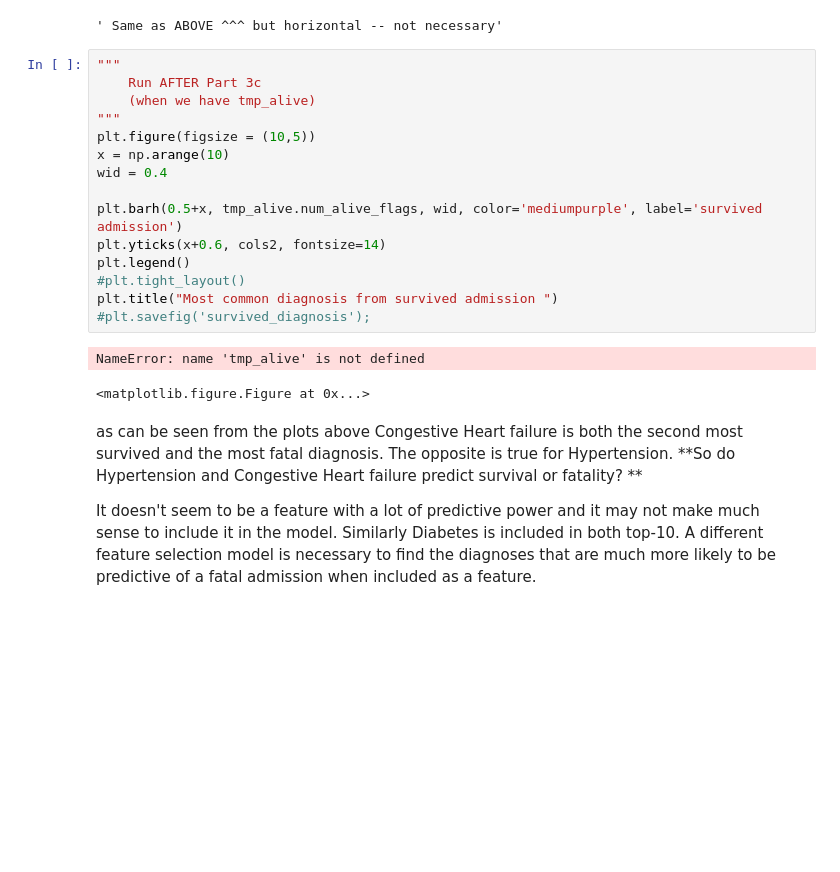
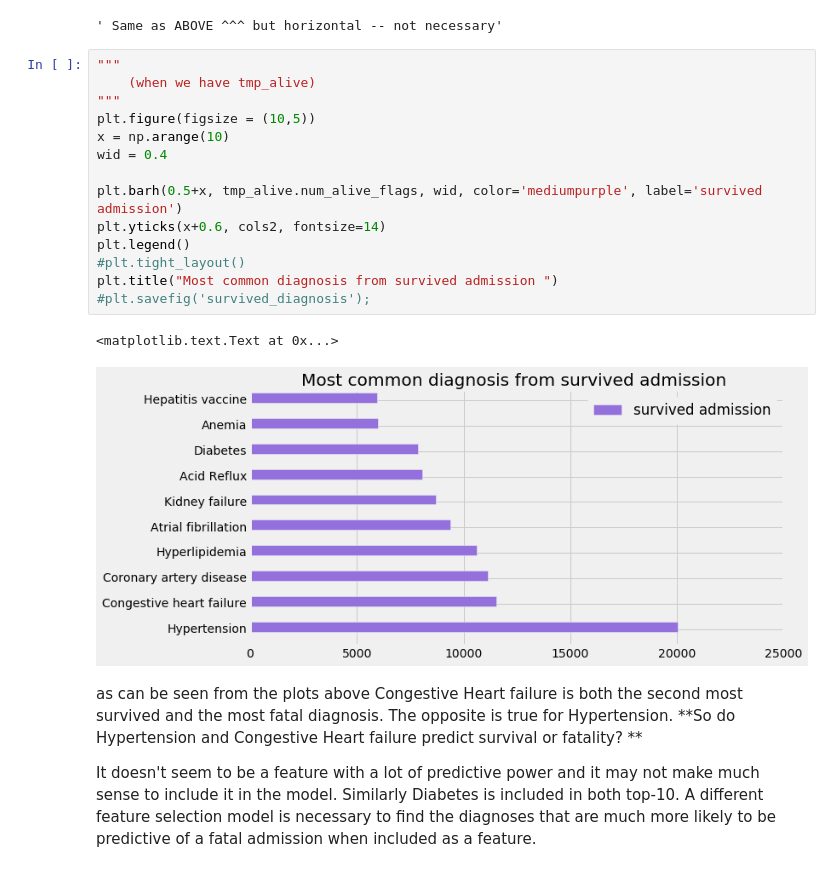
Before and after one commit to billiescodes/mortality_in_ICU, a Jupyter notebook: 01_ExploratoryAnalysis.ipynb, the cells around one changed output. Drawn from its saved outputs; the diff is of its cells as text; blank space fills up the shorter version.

```diff
--- a/01_ExploratoryAnalysis.ipynb
+++ b/01_ExploratoryAnalysis.ipynb
@@ -757,22 +780,21 @@ plt.title("Most comon fatal Diagnoses")
 ' Same as ABOVE ^^^ but horizontal -- not necessary'
 # %%
 """
-    Run AFTER Part 3c
     (when we have tmp_alive)
 """
 plt.figure(figsize = (10,5))
 x = np.arange(10)
 wid = 0.4
 
 plt.barh(0.5+x, tmp_alive.num_alive_flags, wid, color='mediumpurple', label='survived admission')
 plt.yticks(x+0.6, cols2, fontsize=14)
 plt.legend()
 #plt.tight_layout()
 plt.title("Most common diagnosis from survived admission ")
 #plt.savefig('survived_diagnosis');
 # %% [output]
-NameError: name 'tmp_alive' is not defined
+<matplotlib.text.Text at 0x...>
-<matplotlib.figure.Figure at 0x...>
+[figure, added]
 # %% [markdown]
 as can be seen from the plots above Congestive Heart failure is both the second most survived and the most fatal diagnosis. The opposite is true for Hypertension.
 **So do Hypertension and Congestive Heart failure predict survival or fatality? **
```
Also changed, not shown: parts of 29 cells of this notebook.
